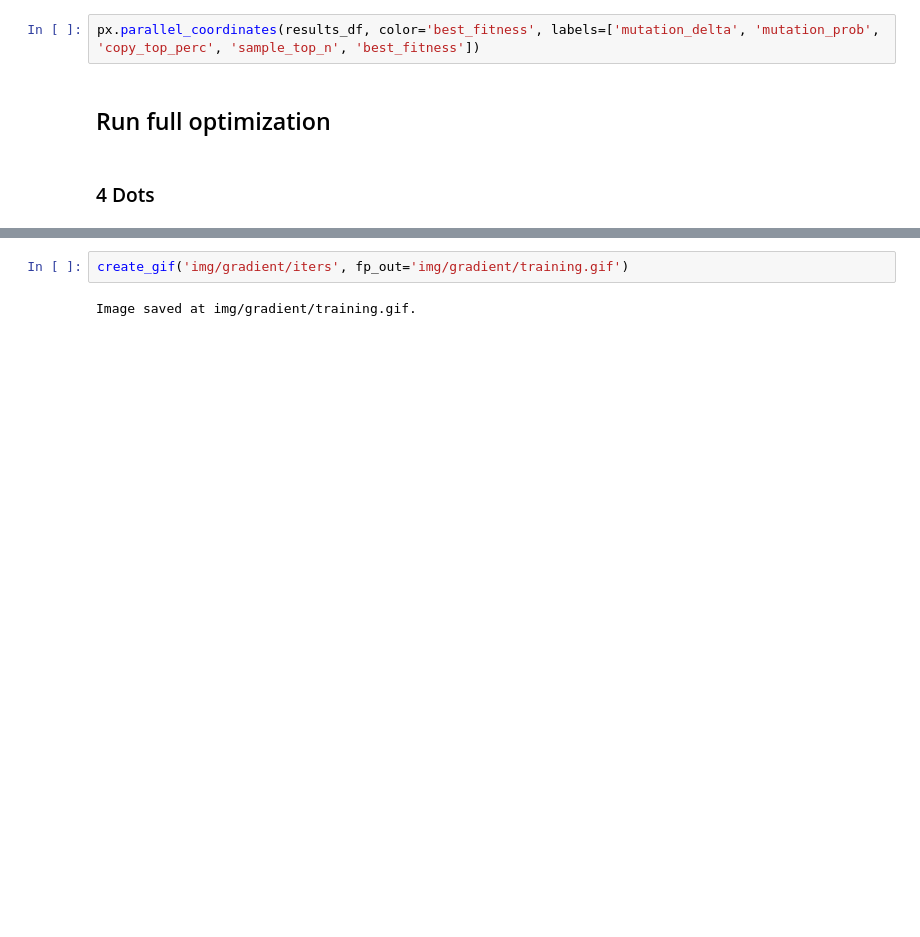
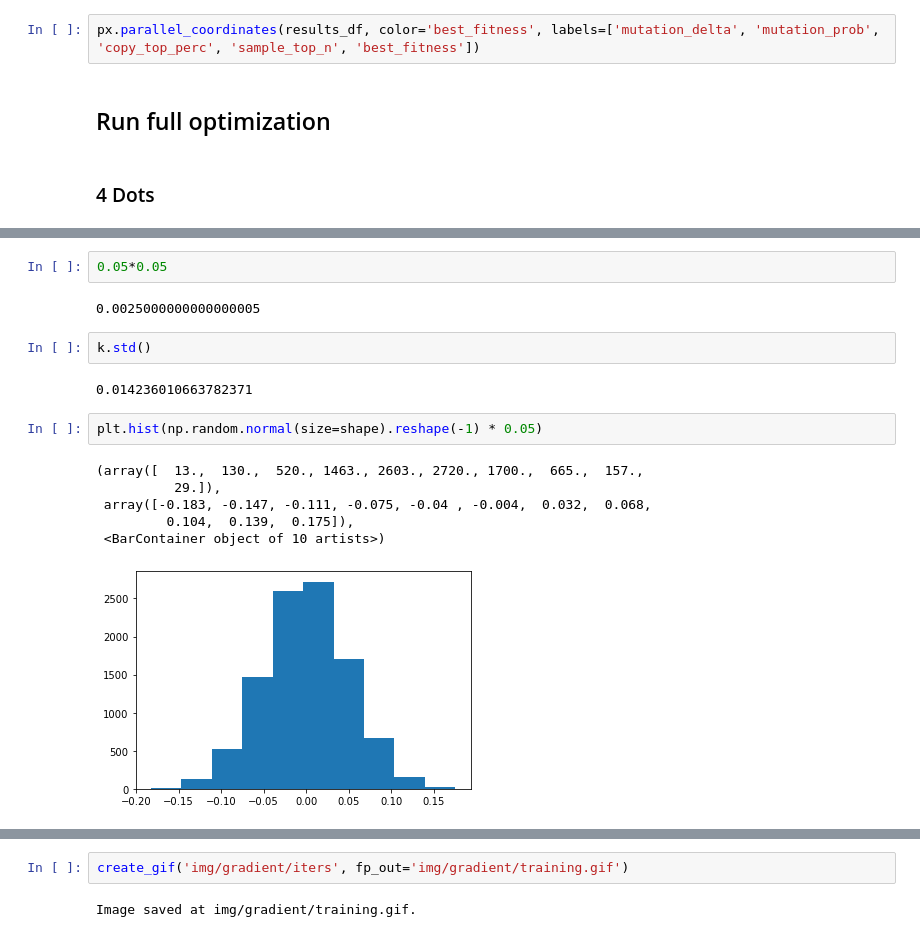
Before and after one commit to Baukebrenninkmeijer/genetic-algorithms, a Jupyter notebook: pixels/pixelwise.ipynb, the cells around one changed output, grey strips where cells are left out. Saved outputs shown, nothing was run; the diff lists cells and outputs as text; blank space fills up the shorter version.

```diff
--- a/pixels/pixelwise.ipynb
+++ b/pixels/pixelwise.ipynb
@@ -145,0 +167,17 @@ plt.plot([0.1 * ((total_epochs - i) / total_epochs) for i in range(total_epochs)
+# %%
+0.05*0.05
+# %% [output]
+0.0025000000000000005
+# %%
+k.std()
+# %% [output]
+0.014236010663782371
+# %%
+plt.hist(np.random.normal(size=shape).reshape(-1) * 0.05)
+# %% [output]
+(array([  13.,  130.,  520., 1463., 2603., 2720., 1700.,  665.,  157.,
+          29.]),
+ array([-0.183, -0.147, -0.111, -0.075, -0.04 , -0.004,  0.032,  0.068,
+         0.104,  0.139,  0.175]),
+ <BarContainer object of 10 artists>)
+[figure, added]
```
Also changed, not shown: parts of 18 cells of this notebook, 4 other files.
